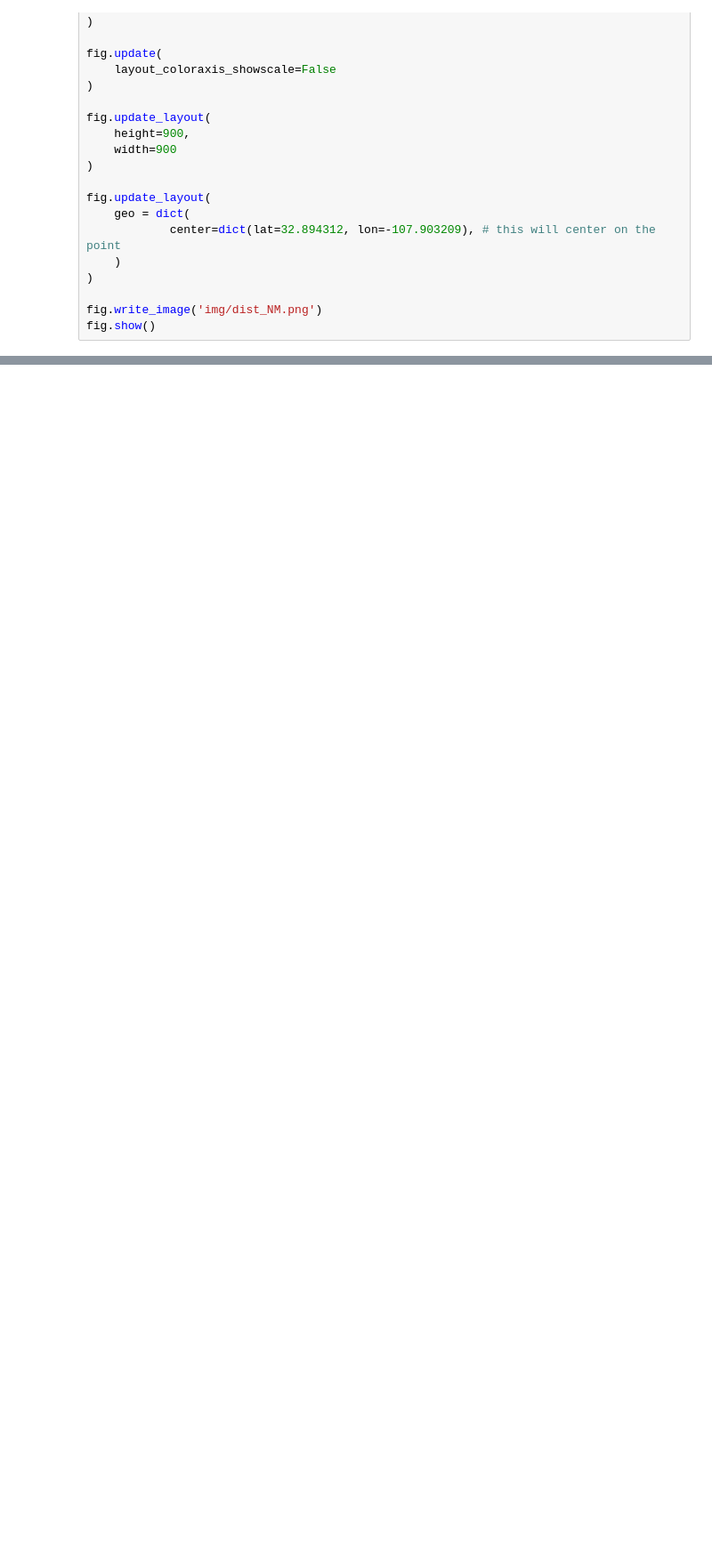
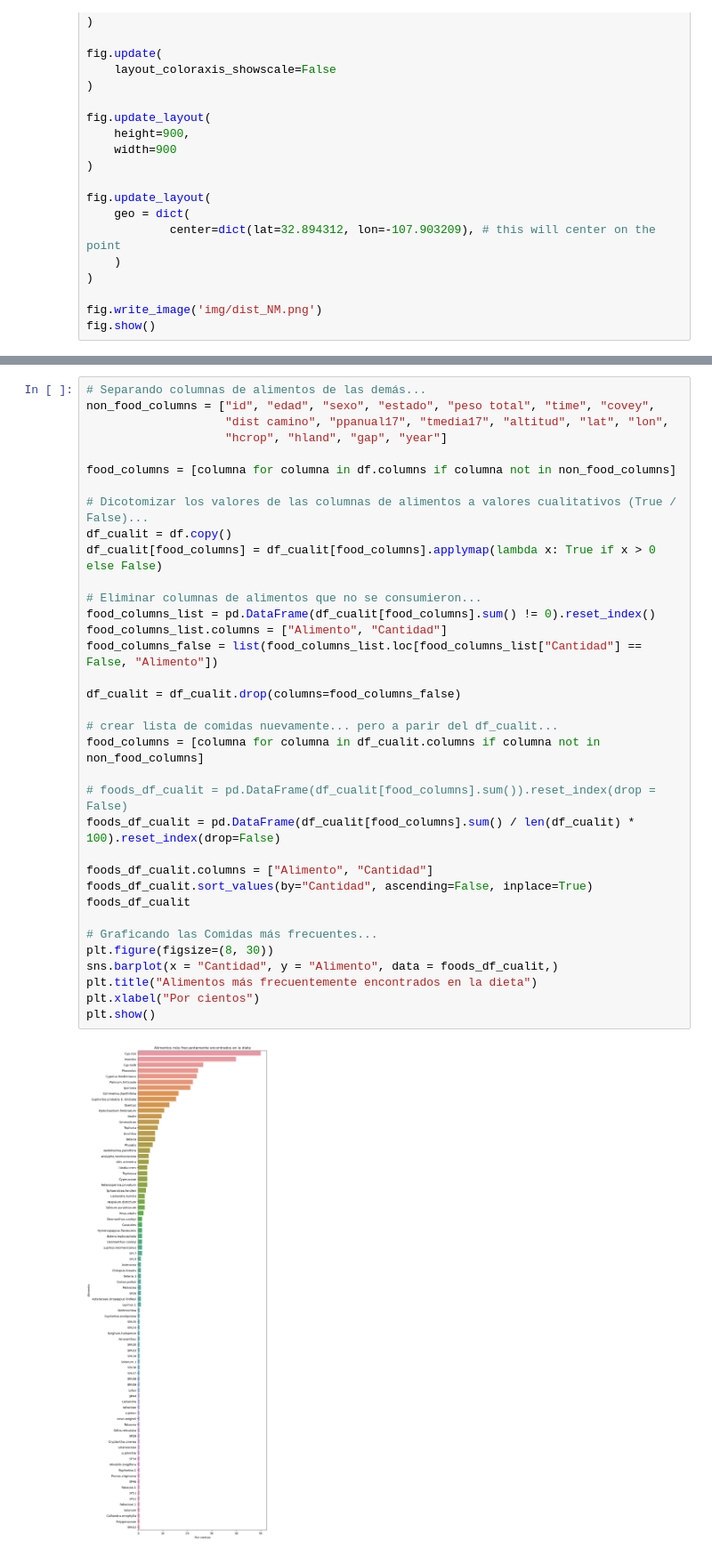
Before and after one commit to anmerino-pnd/codornices, a Jupyter notebook: eda.ipynb, the cells around one changed output, grey strips where cells are left out. Shown at 89% size. Saved outputs shown, nothing was run; the diff lists cells and outputs as text; blank space fills up the shorter version.

Commit message:
Uniendo archivos de EDA, agregando estado a los gráficos

```diff
--- a/eda.ipynb
+++ b/eda.ipynb
@@ -399,0 +416,37 @@ fig.show()
+# %%
+# Separando columnas de alimentos de las demás...
+non_food_columns = ["id", "edad", "sexo", "estado", "peso total", "time", "covey",
+                    "dist camino", "ppanual17", "tmedia17", "altitud", "lat", "lon",
+                    "hcrop", "hland", "gap", "year"]
+
+food_columns = [columna for columna in df.columns if columna not in non_food_columns]
+
+# Dicotomizar los valores de las columnas de alimentos a valores cualitativos (True / False)...
+df_cualit = df.copy()
+df_cualit[food_columns] = df_cualit[food_columns].applymap(lambda x: True if x > 0 else False)
+
+# Eliminar columnas de alimentos que no se consumieron...
+food_columns_list = pd.DataFrame(df_cualit[food_columns].sum() != 0).reset_index()
+food_columns_list.columns = ["Alimento", "Cantidad"]
+food_columns_false = list(food_columns_list.loc[food_columns_list["Cantidad"] == False, "Alimento"])
+
+df_cualit = df_cualit.drop(columns=food_columns_false)
+
+# crear lista de comidas nuevamente... pero a parir del df_cualit...
+food_columns = [columna for columna in df_cualit.columns if columna not in non_food_columns]
+
+# foods_df_cualit = pd.DataFrame(df_cualit[food_columns].sum()).reset_index(drop = False)
+foods_df_cualit = pd.DataFrame(df_cualit[food_columns].sum() / len(df_cualit) * 100).reset_index(drop=False)
+
+foods_df_cualit.columns = ["Alimento", "Cantidad"]
+foods_df_cualit.sort_values(by="Cantidad", ascending=False, inplace=True)
+foods_df_cualit
+
+# Graficando las Comidas más frecuentes...
+plt.figure(figsize=(8, 30))
+sns.barplot(x = "Cantidad", y = "Alimento", data = foods_df_cualit,)
+plt.title("Alimentos más frecuentemente encontrados en la dieta")
+plt.xlabel("Por cientos")
+plt.show()
+# %% [output]
+[figure, added]
```
Also changed, not shown: parts of 13 cells of this notebook, 1 other file.
